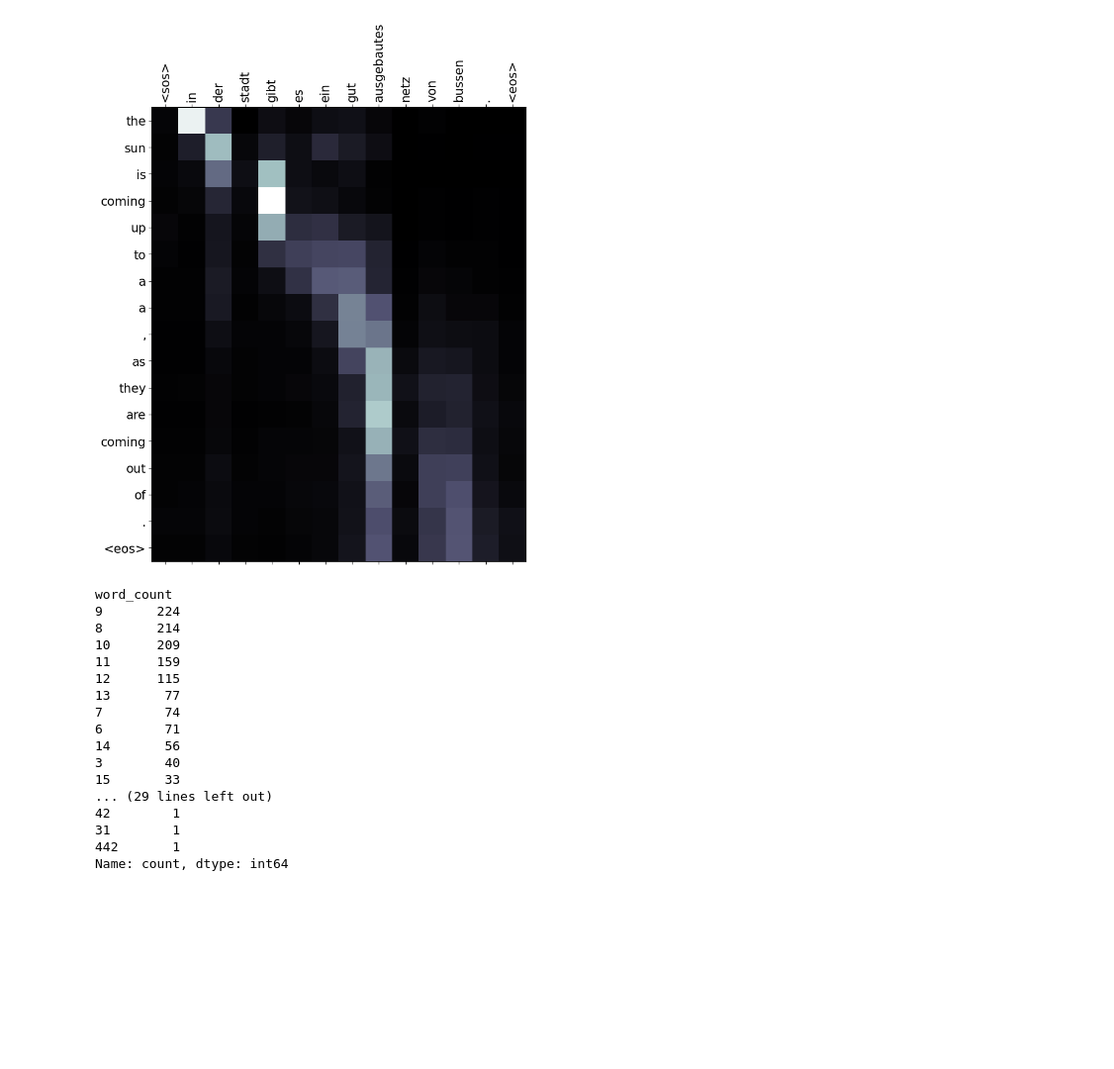
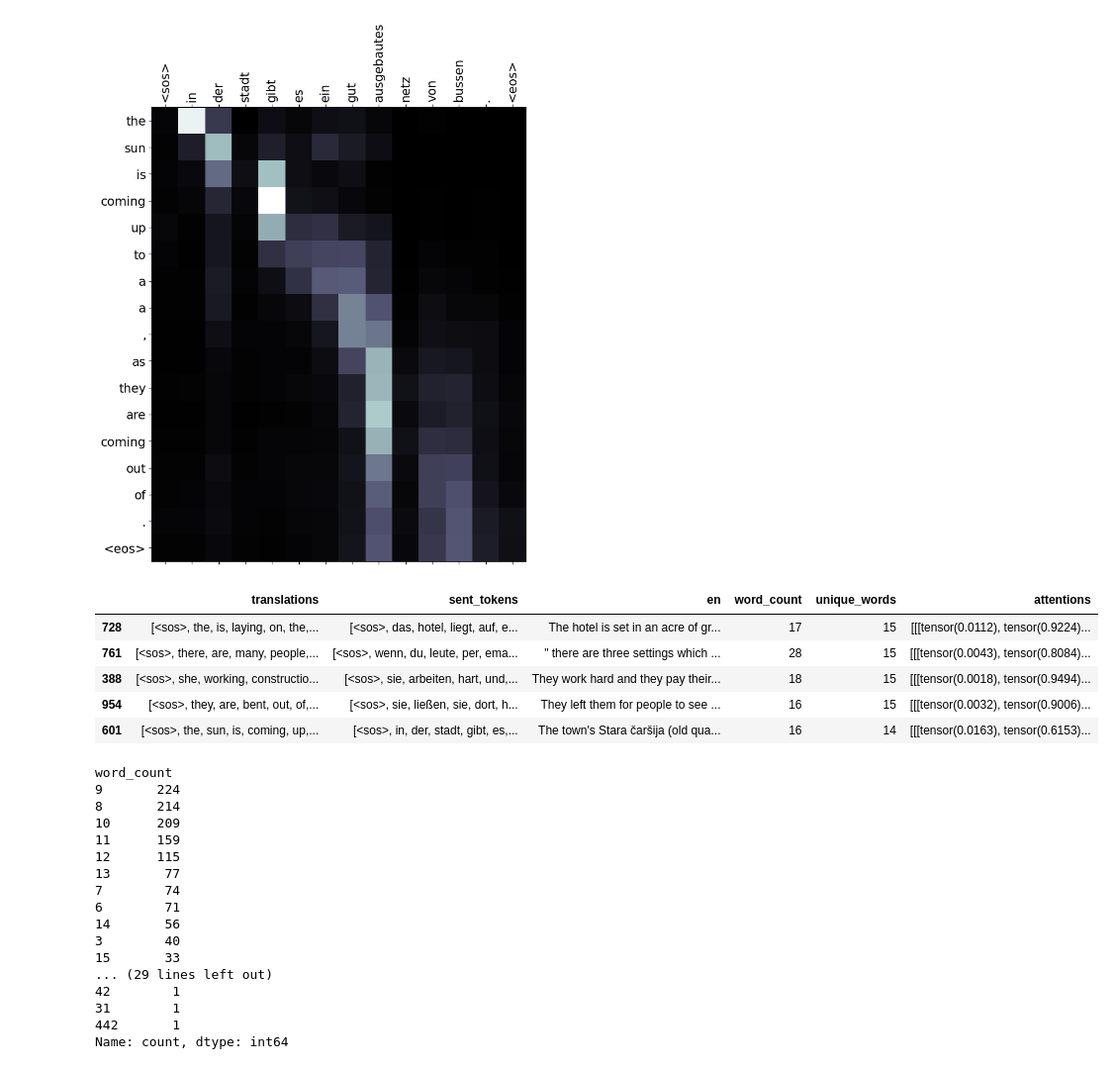
Before and after one commit to PikaSannnnn/TransformerTranslationsLitSurvey, a Jupyter notebook: pytorch-seq2seq/3 - Neural Machine Translation by Jointly Learning to Align and Translate.ipynb, the cells around one changed output. Shown at 99% size. Cells and saved outputs as stored; diff of their text form; code cells hidden in the pictures; blank space fills up the shorter version.

```diff
--- a/pytorch-seq2seq/3 - Neural Machine Translation by Jointly Learning to Align and Translate.ipynb
+++ b/pytorch-seq2seq/3 - Neural Machine Translation by Jointly Learning to Align and Translate.ipynb
@@ -955,6 +955,15 @@ DE: <sos> in der stadt gibt es ein gut ausgebautes netz von bussen . <eos>
 EN: <sos> The town's Stara čaršija (old quarter) contains several attractions, including a synagogue, which is now the City Museum and Art Gallery. There is also a mosque (Čaršijska mosque), an Austri ...
 TR: <sos> the sun is coming up to a a , as they are coming out of . <eos>
 [figure]
+# %%
+large_perfects_dataframe_sorted.head()
+# %% [output]
+|  | translations | sent_tokens | en | word_count | unique_words | attentions |
+| 728 | [<sos>, the, is, laying, on, the,... | [<sos>, das, hotel, liegt, auf, e... | The hotel is set in an acre of gr... | 17 | 15 | [[[tensor(0.0112), tensor(0.9224)... |
+| 761 | [<sos>, there, are, many, people,... | [<sos>, wenn, du, leute, per, ema... | " there are three settings which ... | 28 | 15 | [[[tensor(0.0043), tensor(0.8084)... |
+| 388 | [<sos>, she, working, constructio... | [<sos>, sie, arbeiten, hart, und,... | They work hard and they pay their... | 18 | 15 | [[[tensor(0.0018), tensor(0.9494)... |
+| 954 | [<sos>, they, are, bent, out, of,... | [<sos>, sie, ließen, sie, dort, h... | They left them for people to see ... | 16 | 15 | [[[tensor(0.0032), tensor(0.9006)... |
+| 601 | [<sos>, the, sun, is, coming, up,... | [<sos>, in, der, stadt, gibt, es,... | The town's Stara čaršija (old qua... | 16 | 14 | [[[tensor(0.0163), tensor(0.6153)... |
 # %%
 large_perfects_dataframe_sorted['word_count'].value_counts()
 # %% [output]
```
Also changed, not shown: parts of 1 cell of this notebook.
